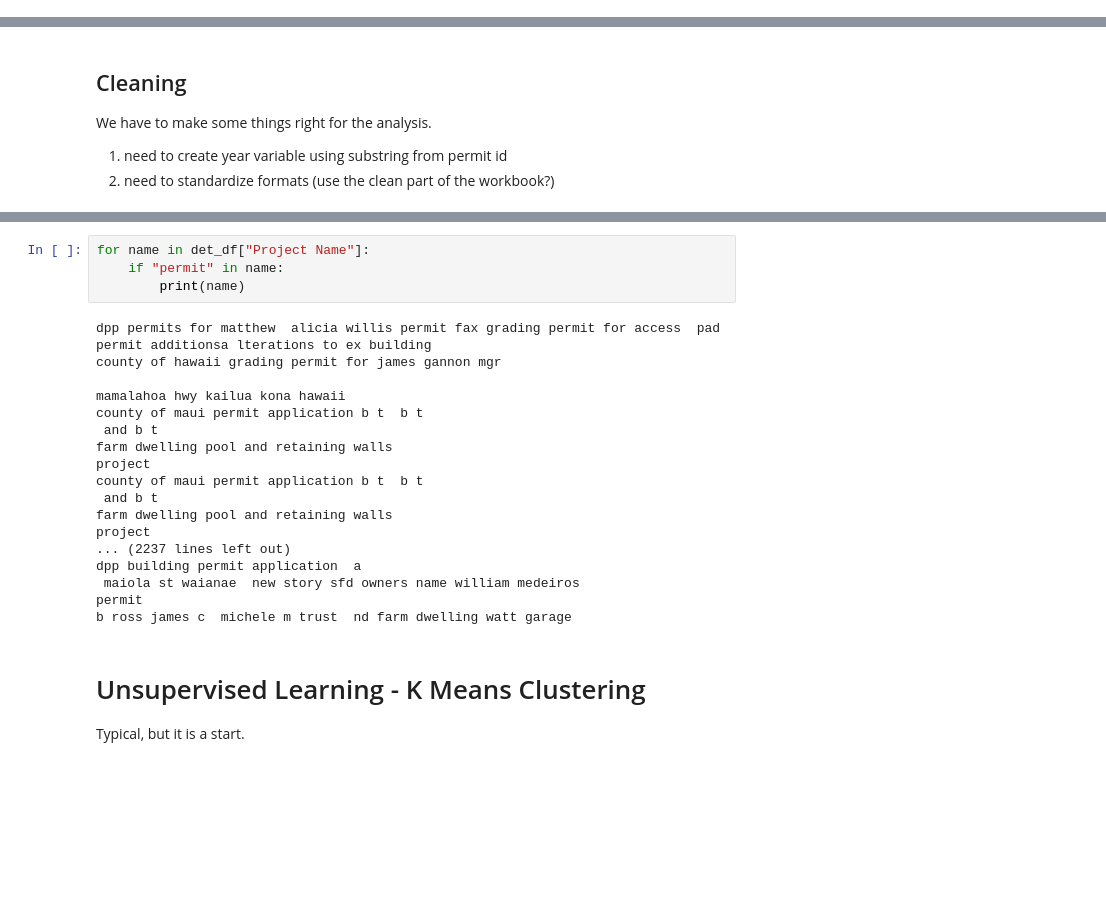
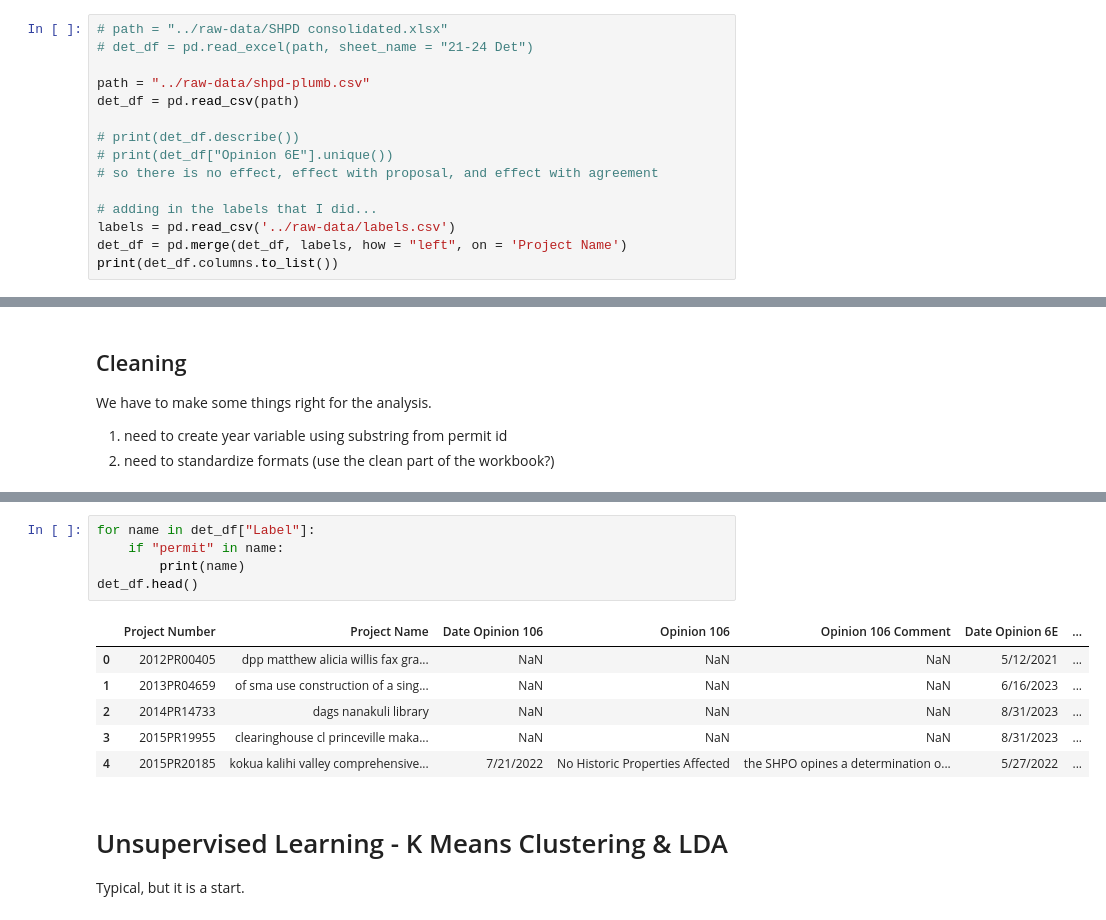
Before and after one commit to kevinphan981/maui-shpd-classification, a Jupyter notebook: src/prototyping.ipynb, the cells around one changed output, grey strips where cells are left out. Drawn from its saved outputs; the diff is of its cells as text; blank space fills up the shorter version.

```diff
--- a/src/prototyping.ipynb
+++ b/src/prototyping.ipynb
@@ -34,0 +5,15 @@ Length: 12, dtype: str
+# %%
+# path = "../raw-data/SHPD consolidated.xlsx"
+# det_df = pd.read_excel(path, sheet_name = "21-24 Det")
+
+path = "../raw-data/shpd-plumb.csv"
+det_df = pd.read_csv(path)
+
+# print(det_df.describe())
+# print(det_df["Opinion 6E"].unique())
+# so there is no effect, effect with proposal, and effect with agreement
+
+# adding in the labels that I did...
+labels = pd.read_csv('../raw-data/labels.csv')
+det_df = pd.merge(det_df, labels, how = "left", on = 'Project Name')
+print(det_df.columns.to_list())
@@ -120,27 +138,17 @@ KeyboardInterrupt:
 # %%
-for name in det_df["Project Name"]:
+for name in det_df["Label"]:
     if "permit" in name:
         print(name)
+det_df.head()
 # %% [output]
-dpp permits for matthew  alicia willis permit fax grading permit for access  pad permit additionsa lterations to ex building
-county of hawaii grading permit for james gannon mgr
-
-mamalahoa hwy kailua kona hawaii
-county of maui permit application b t  b t
- and b t
-farm dwelling pool and retaining walls
-project
-county of maui permit application b t  b t
- and b t
-farm dwelling pool and retaining walls
-project
-... (2237 lines left out)
-dpp building permit application  a
- maiola st waianae  new story sfd owners name william medeiros
-permit
-b ross james c  michele m trust  nd farm dwelling watt garage
+|  | Project Number | Project Name | Date Opinion 106 | Opinion 106 | Opinion 106 Comment | Date Opinion 6E | ... |
+| 0 | 2012PR00405 | dpp matthew alicia willis fax gra... | NaN | NaN | NaN | 5/12/2021 | ... |
+| 1 | 2013PR04659 | of sma use construction of a sing... | NaN | NaN | NaN | 6/16/2023 | ... |
+| 2 | 2014PR14733 | dags nanakuli library | NaN | NaN | NaN | 8/31/2023 | ... |
+| 3 | 2015PR19955 | clearinghouse cl princeville maka... | NaN | NaN | NaN | 8/31/2023 | ... |
+| 4 | 2015PR20185 | kokua kalihi valley comprehensive... | 7/21/2022 | No Historic Properties Affected | the SHPO opines a determination o... | 5/27/2022 | ... |
 # %% [markdown]
-# Unsupervised Learning - K Means Clustering
+# Unsupervised Learning - K Means Clustering & LDA
 
 Typical, but it is a start.
 # %%
```
Also changed, not shown: parts of 20 cells of this notebook, 5 other files.
